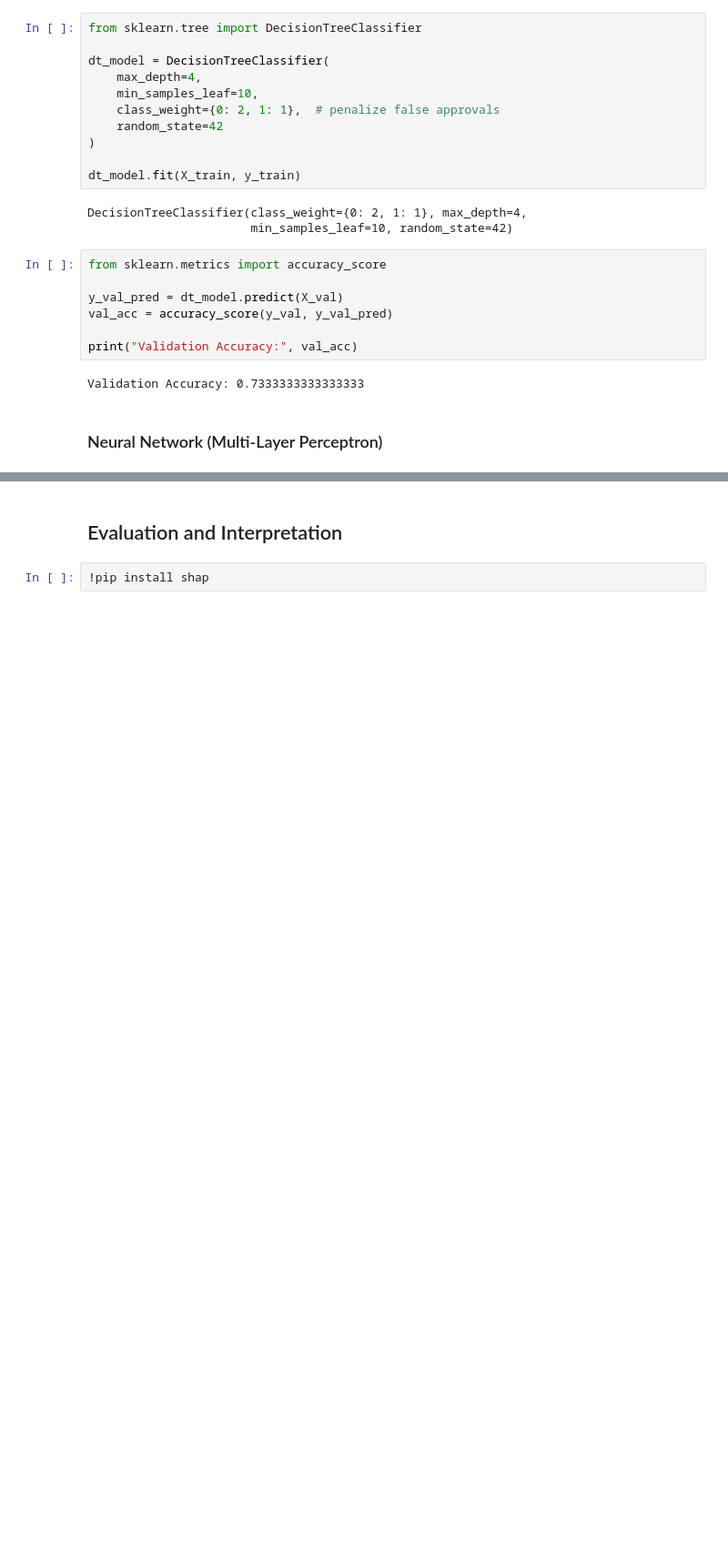
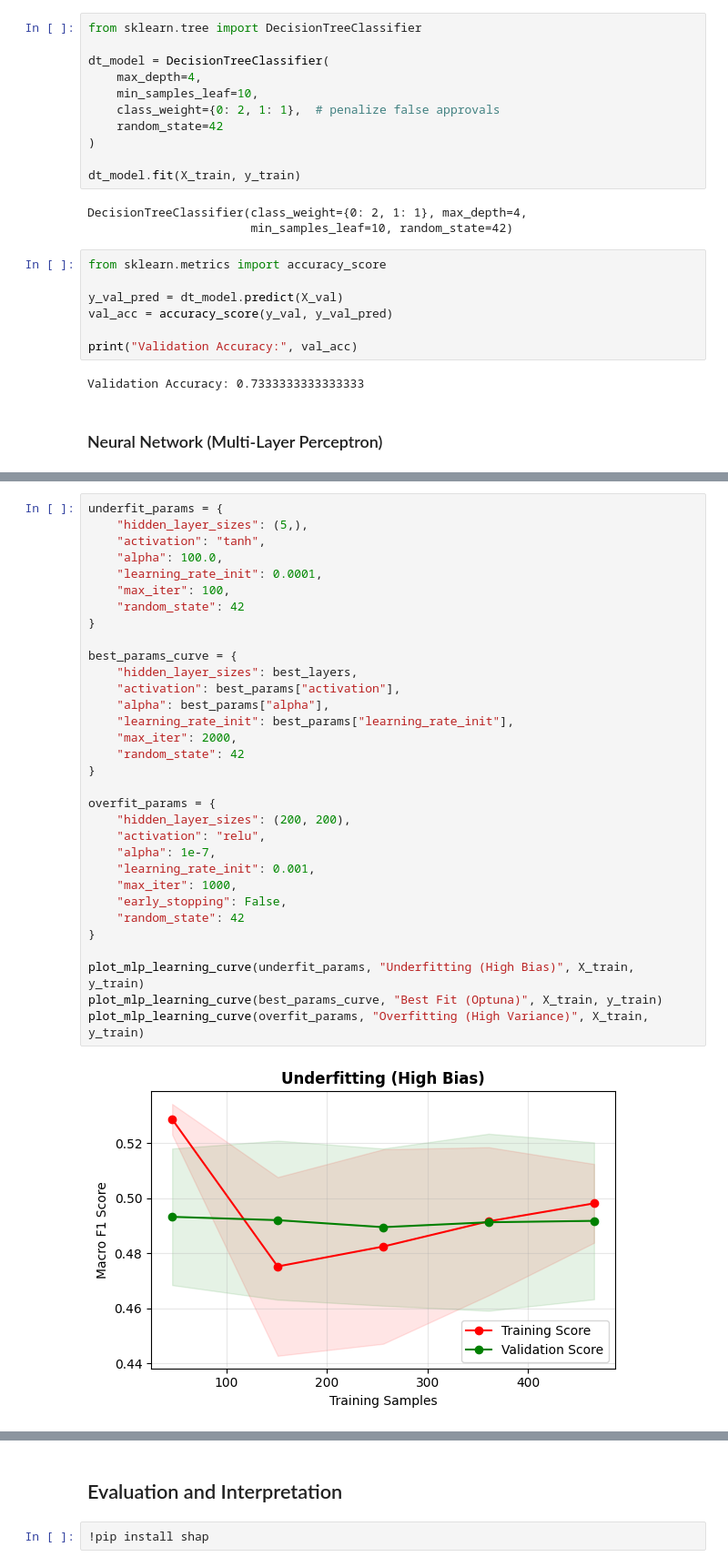
Before and after one commit to yicikek/DataMining_GP1, a Jupyter notebook: wie3007-gp1.ipynb, the cells around one changed output, grey strips where cells are left out. Shown at 91% size. Drawn from its saved outputs; the diff is of its cells as text; blank space fills up the shorter version.

Commit message:
add MLP underfit, best fit and overfit analysis graphs and reorganize neural network part notebook workflow

```diff
--- a/wie3007-gp1.ipynb
+++ b/wie3007-gp1.ipynb
@@ -1045,0 +1088,34 @@ Best Val Macro F1: 0.5867
+# %%
+underfit_params = {
+    "hidden_layer_sizes": (5,),
+    "activation": "tanh",
+    "alpha": 100.0,
+    "learning_rate_init": 0.0001,
+    "max_iter": 100,
+    "random_state": 42
+}
+
+best_params_curve = {
+    "hidden_layer_sizes": best_layers,
+    "activation": best_params["activation"],
+    "alpha": best_params["alpha"],
+    "learning_rate_init": best_params["learning_rate_init"],
+    "max_iter": 2000,
+    "random_state": 42
+}
+
+overfit_params = {
+    "hidden_layer_sizes": (200, 200),
+    "activation": "relu",
+    "alpha": 1e-7,
+    "learning_rate_init": 0.001,
+    "max_iter": 1000,
+    "early_stopping": False,
+    "random_state": 42
+}
+
+plot_mlp_learning_curve(underfit_params, "Underfitting (High Bias)", X_train, y_train)
+plot_mlp_learning_curve(best_params_curve, "Best Fit (Optuna)", X_train, y_train)
+plot_mlp_learning_curve(overfit_params, "Overfitting (High Variance)", X_train, y_train)
+# %% [output]
+[figure, added]
```
Also changed, not shown: parts of 9 cells of this notebook.
